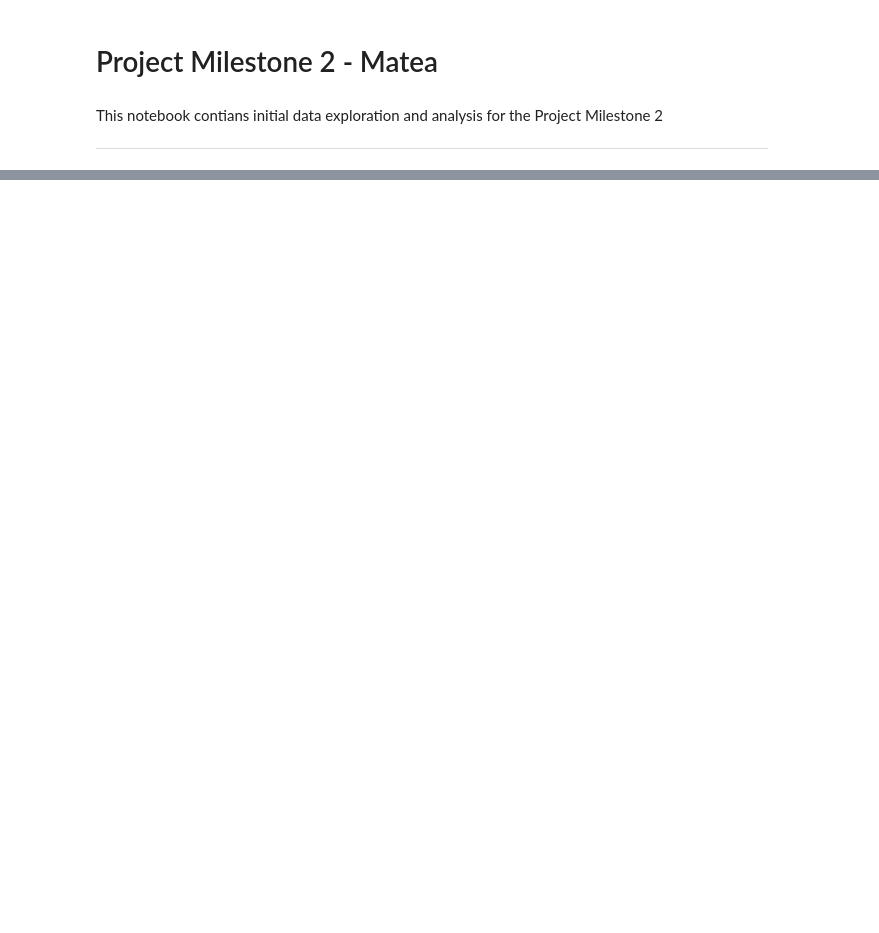
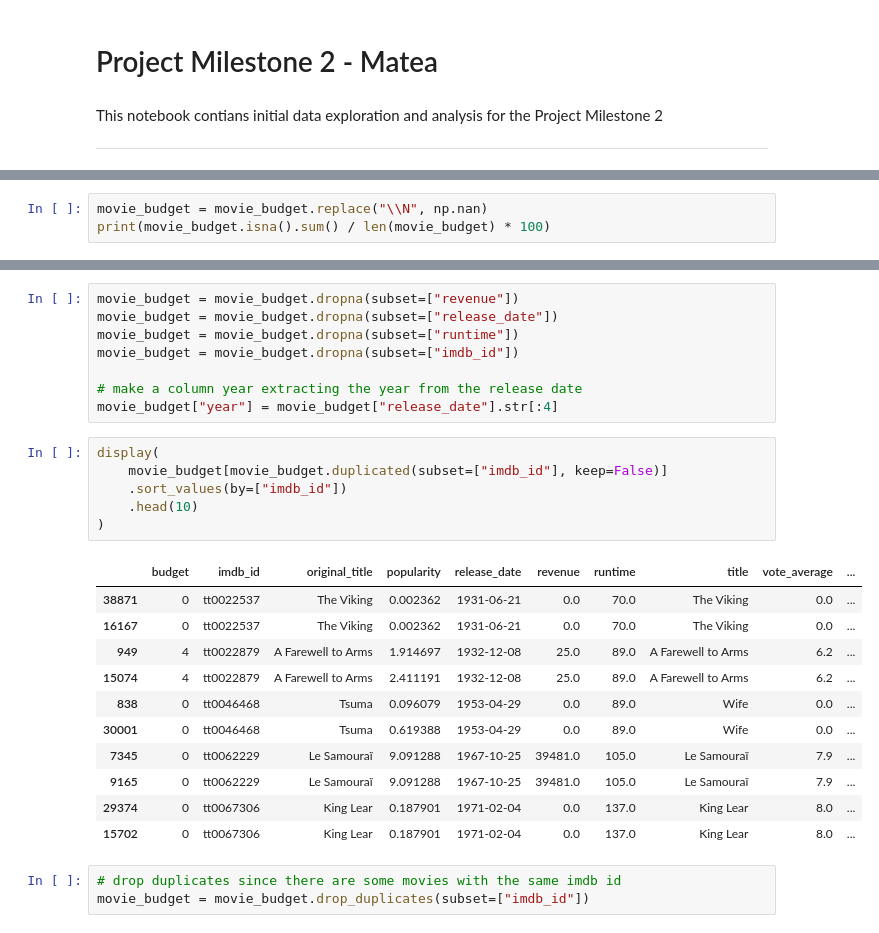
Before and after one commit to epfl-ada/ada-2023-project-fivefrenchspeakingpeoplenocap, a Jupyter notebook: p2_dataloading.ipynb, the cells around one changed output, grey strips where cells are left out. Drawn from its saved outputs; the diff is of its cells as text; blank space fills up the shorter version.

```diff
--- a/p2_dataloading.ipynb
+++ b/p2_dataloading.ipynb
@@ -180,0 +232,3 @@ movies_merged
+# %%
+movie_budget = movie_budget.replace("\\N", np.nan)
+print(movie_budget.isna().sum() / len(movie_budget) * 100)
@@ -180,0 +247,29 @@ movies_merged
+# %%
+movie_budget = movie_budget.dropna(subset=["revenue"])
+movie_budget = movie_budget.dropna(subset=["release_date"])
+movie_budget = movie_budget.dropna(subset=["runtime"])
+movie_budget = movie_budget.dropna(subset=["imdb_id"])
+
+# make a column year extracting the year from the release date
+movie_budget["year"] = movie_budget["release_date"].str[:4]
+# %%
+display(
+    movie_budget[movie_budget.duplicated(subset=["imdb_id"], keep=False)]
+    .sort_values(by=["imdb_id"])
+    .head(10)
+)
+# %% [output]
+|  | budget | imdb_id | original_title | popularity | release_date | revenue | runtime | title | vote_average | ... |
+| 38871 | 0 | tt0022537 | The Viking | 0.002362 | 1931-06-21 | 0.0 | 70.0 | The Viking | 0.0 | ... |
+| 16167 | 0 | tt0022537 | The Viking | 0.002362 | 1931-06-21 | 0.0 | 70.0 | The Viking | 0.0 | ... |
+| 949 | 4 | tt0022879 | A Farewell to Arms | 1.914697 | 1932-12-08 | 25.0 | 89.0 | A Farewell to Arms | 6.2 | ... |
+| 15074 | 4 | tt0022879 | A Farewell to Arms | 2.411191 | 1932-12-08 | 25.0 | 89.0 | A Farewell to Arms | 6.2 | ... |
+| 838 | 0 | tt0046468 | Tsuma | 0.096079 | 1953-04-29 | 0.0 | 89.0 | Wife | 0.0 | ... |
+| 30001 | 0 | tt0046468 | Tsuma | 0.619388 | 1953-04-29 | 0.0 | 89.0 | Wife | 0.0 | ... |
+| 7345 | 0 | tt0062229 | Le Samouraï | 9.091288 | 1967-10-25 | 39481.0 | 105.0 | Le Samouraï | 7.9 | ... |
+| 9165 | 0 | tt0062229 | Le Samouraï | 9.091288 | 1967-10-25 | 39481.0 | 105.0 | Le Samouraï | 7.9 | ... |
+| 29374 | 0 | tt0067306 | King Lear | 0.187901 | 1971-02-04 | 0.0 | 137.0 | King Lear | 8.0 | ... |
+| 15702 | 0 | tt0067306 | King Lear | 0.187901 | 1971-02-04 | 0.0 | 137.0 | King Lear | 8.0 | ... |
+# %%
+# drop duplicates since there are some movies with the same imdb id
+movie_budget = movie_budget.drop_duplicates(subset=["imdb_id"])
```
Also changed, not shown: parts of 63 cells of this notebook, 1 other file.
